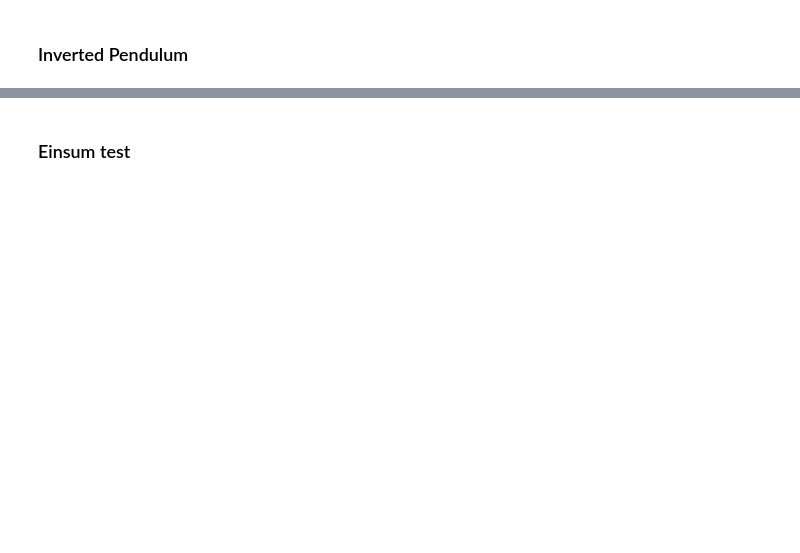
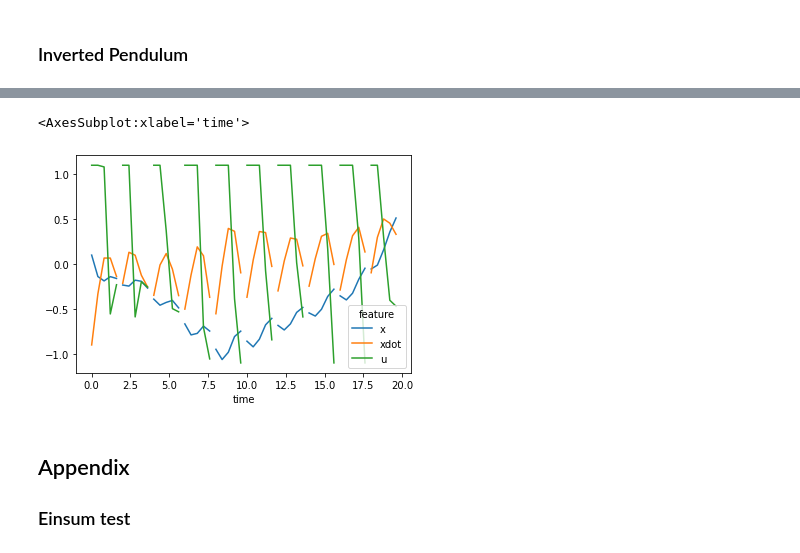
Before and after one commit to datafold-dev/datafold, a Jupyter notebook: tutorials/wip_Peitz2020.ipynb, the cells around one changed output, grey strips where cells are left out. Cells and saved outputs as stored; diff of their text form; code cells hidden in the pictures; blank space fills up the shorter version.

```diff
--- a/tutorials/wip_Peitz2020.ipynb
+++ b/tutorials/wip_Peitz2020.ipynb
@@ -241,0 +517,24 @@ edmdrbf.predict(
+# %%
+horizon_size = 5
+dt = 0.4
+horizon_time = horizon_size*dt
+total_time = 20
+timesteps = int(total_time/dt)
+t = np.arange(timesteps+1)*dt
+ulist = []
+xlist = []
+xref = np.zeros((2,timesteps+1))
+xref[0,25:50] = 1.0
+#xref[0,200:300] = -1.0
+x0 = np.array([0.1, -0.9])
+kmpc_duffing = KMPC_Peitz(edmd_duffing, horizon=horizon_size, input_bounds=1.1*np.array([[-1,1]]), cost_state=1, cost_input=0)
+xx0 = x0
+for i in range(int(total_time/horizon_time)):
+    xxref = xref[:,i*horizon_size:(i+1)*horizon_size+1]
+    tt = t[i*horizon_size:(i+1)*horizon_size+1]
+    u = kmpc_duffing.generate_control_signal(xx0,xxref,tt,tol=1e-3,options={'ftol':1e-3})
+    u_interp = interp1d(tt, u)
+    xx = simulate(xx0, lambda t: u_interp(t).T, N=horizon_size+1, t0=tt[0], tf=tt[-1])
+    xx0 = xx[['x','xdot']].values[-1]
+    print(f"{i}/{int(total_time/horizon_time)}")
+    xlist.append(xx.iloc[:-1])
@@ -242,4 +552,10 @@ edmdrbf.predict(
+# %%
+TSCDataFrame.from_frame_list(xlist).plot()
+# %% [output]
+<AxesSubplot:xlabel='time'>
+[figure, added]
 # %% [markdown]
+## Appendix
 ### Einsum test
 # %%
 np.einsum(
```
Also changed, not shown: parts of 39 cells of this notebook, 1 other file.
